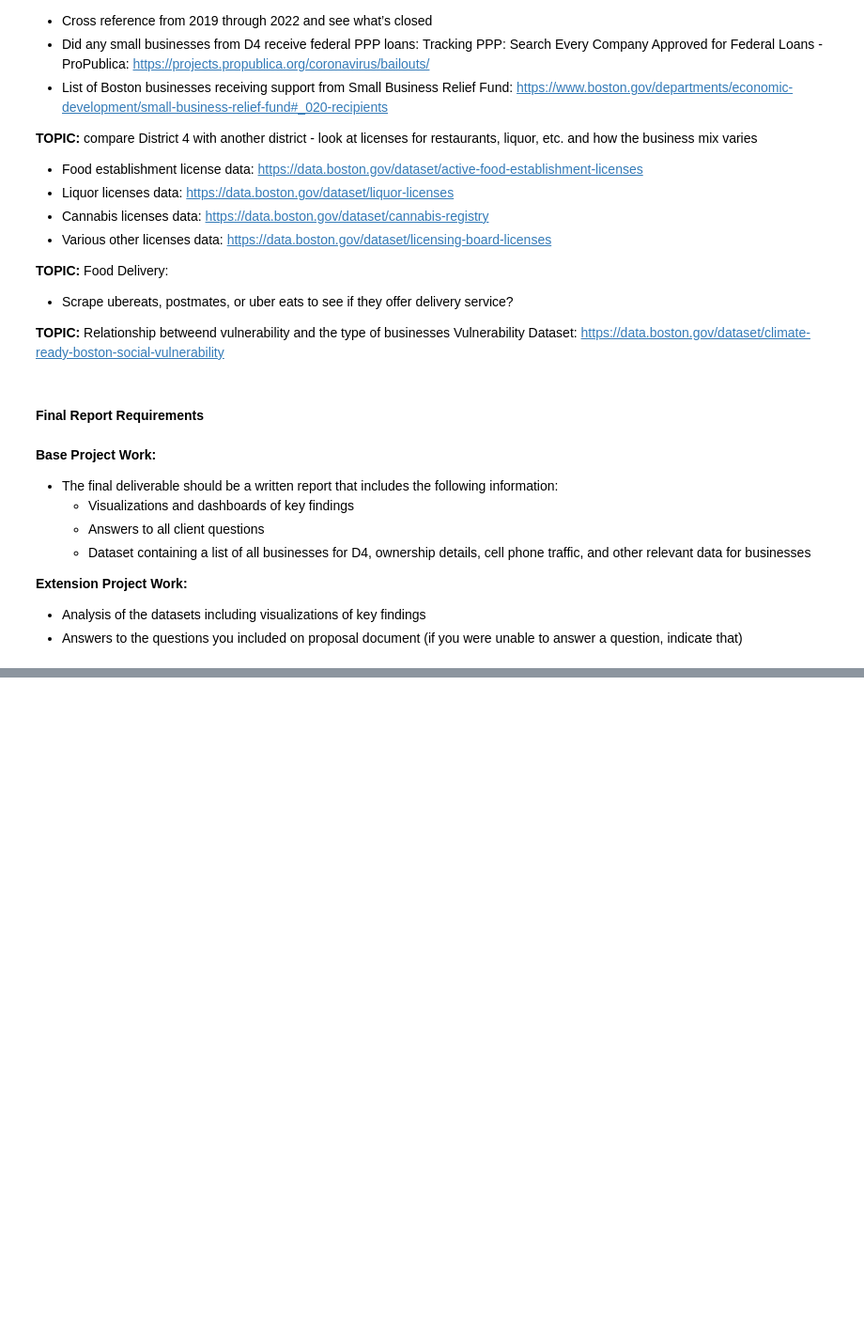
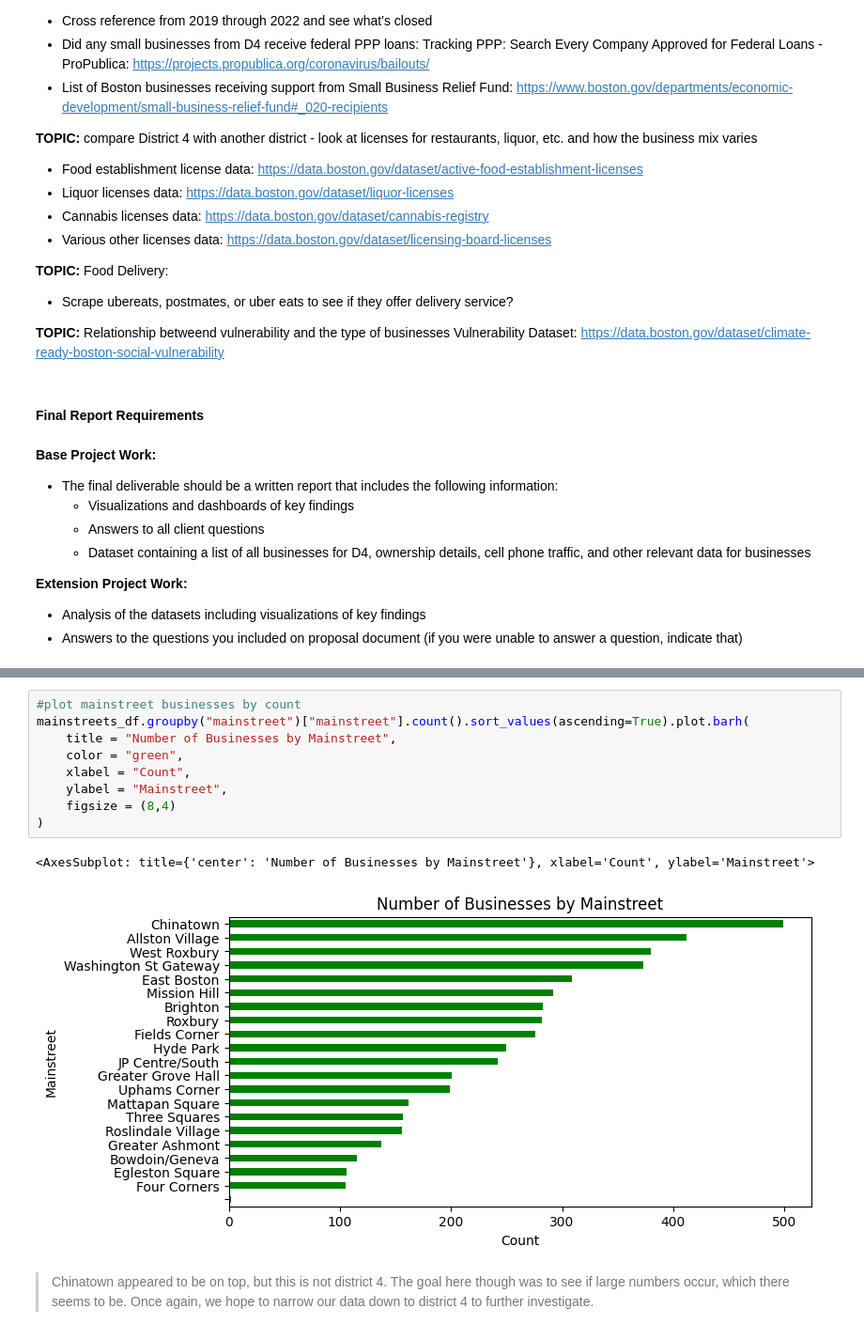
Before and after one commit to BU-Spark/ds-councilor-worrell-small-business, a Jupyter notebook: Deliverable3/report.ipynb, the cells around one changed output, grey strips where cells are left out. Shown at 94% size. Saved outputs shown, nothing was run; the diff lists cells and outputs as text; blank space fills up the shorter version.

```diff
--- a/Deliverable3/report.ipynb
+++ b/Deliverable3/report.ipynb
@@ -80,0 +240,14 @@ To do (Aaron):
+# %%
+#plot mainstreet businesses by count
+mainstreets_df.groupby("mainstreet")["mainstreet"].count().sort_values(ascending=True).plot.barh(
+    title = "Number of Businesses by Mainstreet",
+    color = "green",
+    xlabel = "Count",
+    ylabel = "Mainstreet",
+    figsize = (8,4)
+)
+# %% [output]
+<AxesSubplot: title={'center': 'Number of Businesses by Mainstreet'}, xlabel='Count', ylabel='Mainstreet'>
+[figure, added]
+# %% [markdown]
+> Chinatown appeared to be on top, but this is not district 4. The goal here though was to see if large numbers occur, which there seems to be. Once again, we hope to narrow our data down to district 4 to further investigate.
```
Also changed, not shown: parts of 24 cells of this notebook.
